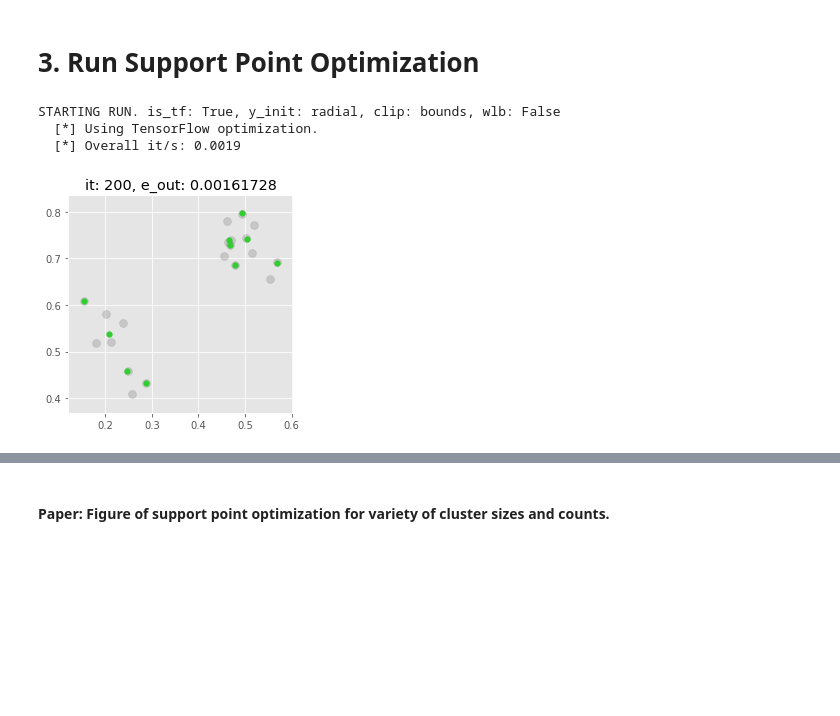
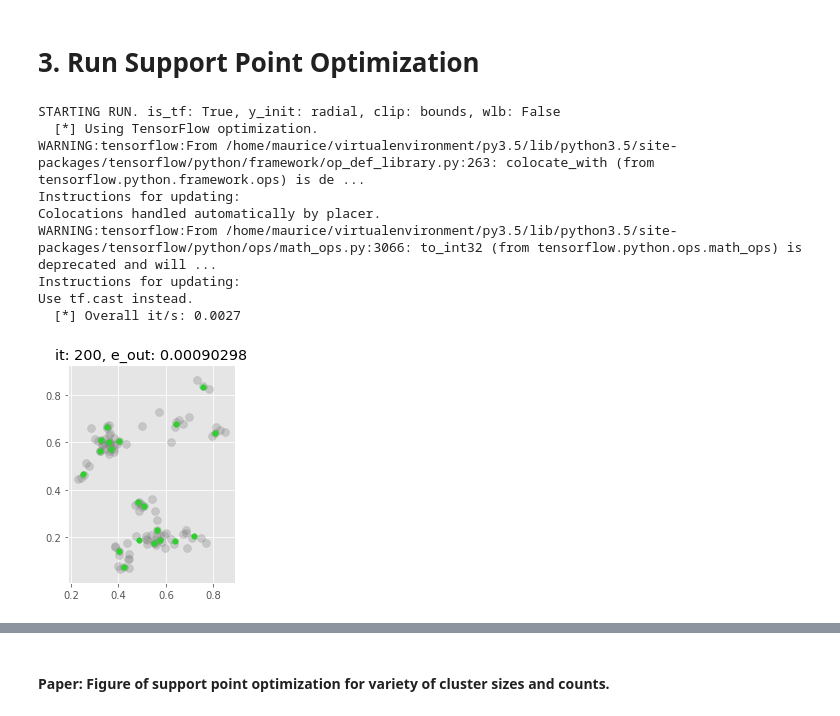
Before and after one commit to diesendruck/pv, a Jupyter notebook: mv_sp_privacy/src/sp_privacy.ipynb, the cells around one changed output, grey strips where cells are left out. Cells and saved outputs as stored; diff of their text form; code cells hidden in the pictures; blank space fills up the shorter version.

```diff
--- a/mv_sp_privacy/src/sp_privacy.ipynb
+++ b/mv_sp_privacy/src/sp_privacy.ipynb
@@ -73,12 +71,12 @@ Y_INIT_OPTION = 'radial'         # ['grid', 'random', 'radial']
 MAX_ITER = 301                   # Num iterations in each support point optimization. [301]
 LR = 1e-2                        # Energy optimization learning rate. [1e-2]
 
-C = 3                            # Number of clusters in data. [10]
+C = 10                           # Number of clusters in data. [10]
 SIGMA_DATA = 0.03                # Bandwidth of data. [0.03]
-M = 20                           # Number of data points. [200]
+NUM_DATA = 100                   # Number of data points. [200]
 DIM = 2                          # Dimension of data. [2]
 
-N = 10                           # Number of support points. [10]
+NUM_SUPP = 20                    # Number of support points. [10]
 ALPHA = 50                       # Differential privacy level. [50]
 ENERGY_POWER = 2.                # Power for energy distance kernel. [2]
 STEP_SIZE = 1e-3                 # Diffusion and MH step sizes. [1e-3]
@@ -88,5 +86,6 @@ ___
 # 2. Load and Plot Data
 # %%
 # Load data.
-x = load_balog_data(M, DIM, C, SIGMA_DATA, make_new=True, do_weighted=True)
+#np.random.seed(345)
+x = load_balog_data(NUM_DATA, DIM, C, SIGMA_DATA, make_new=True, do_weighted=True)
 # %% [output]
@@ -97,9 +96,15 @@ ___
 # 3. Run Support Point Optimization
 # %%
 # Compute m support points on full set.
-y_opt, e_opt = get_support_points(x, N, MAX_ITER, LR, is_tf=IS_TF)
+y_opt, e_opt = get_support_points(x, NUM_SUPP, MAX_ITER, LR, is_tf=IS_TF)
 # %% [output]
 STARTING RUN. is_tf: True, y_init: radial, clip: bounds, wlb: False
   [*] Using TensorFlow optimization.
-  [*] Overall it/s: 0.0019
+WARNING:tensorflow:From /home/maurice/virtualenvironment/py3.5/lib/python3.5/site-packages/tensorflow/python/framework/op_def_library.py:263: colocate_with (from tensorflow.python.framework.ops) is de ...
+Instructions for updating:
+Colocations handled automatically by placer.
+WARNING:tensorflow:From /home/maurice/virtualenvironment/py3.5/lib/python3.5/site-packages/tensorflow/python/ops/math_ops.py:3066: to_int32 (from tensorflow.python.ops.math_ops) is deprecated and will ...
+Instructions for updating:
+Use tf.cast instead.
+  [*] Overall it/s: 0.0027
-[figure, old version]
+[figure, new version]
```
Also changed, not shown: parts of 31 cells of this notebook, 2 other files.
